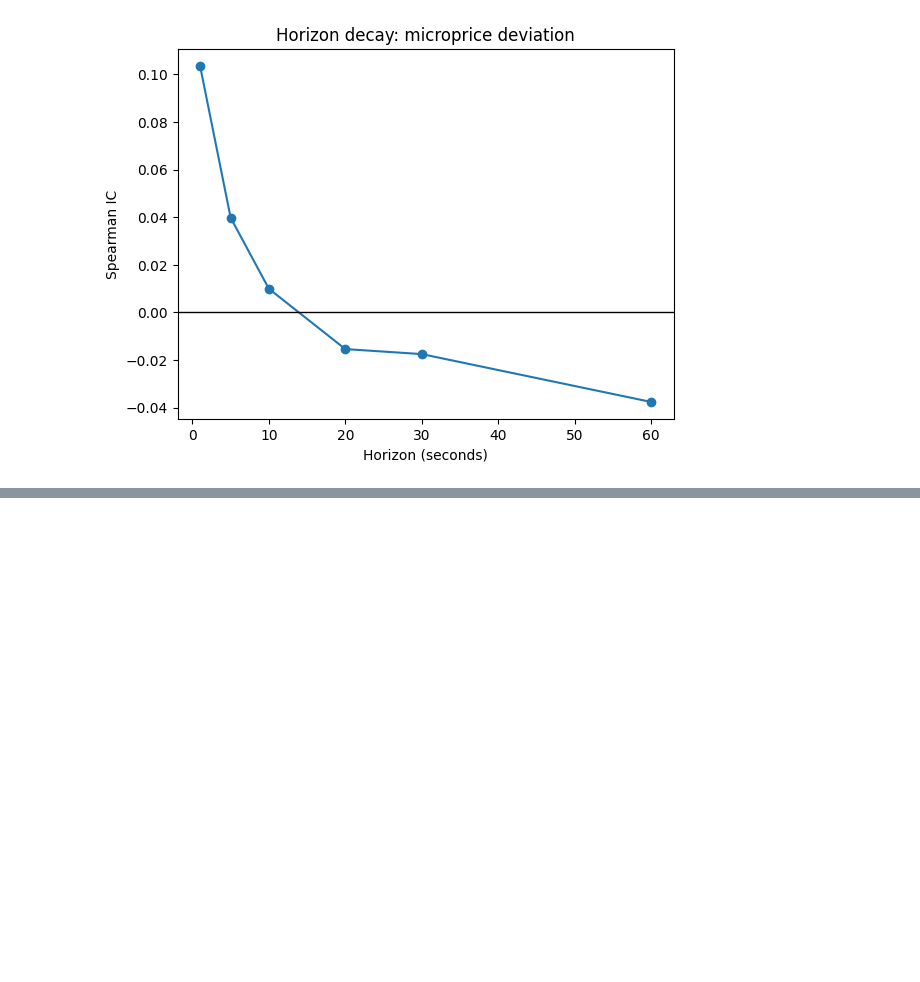
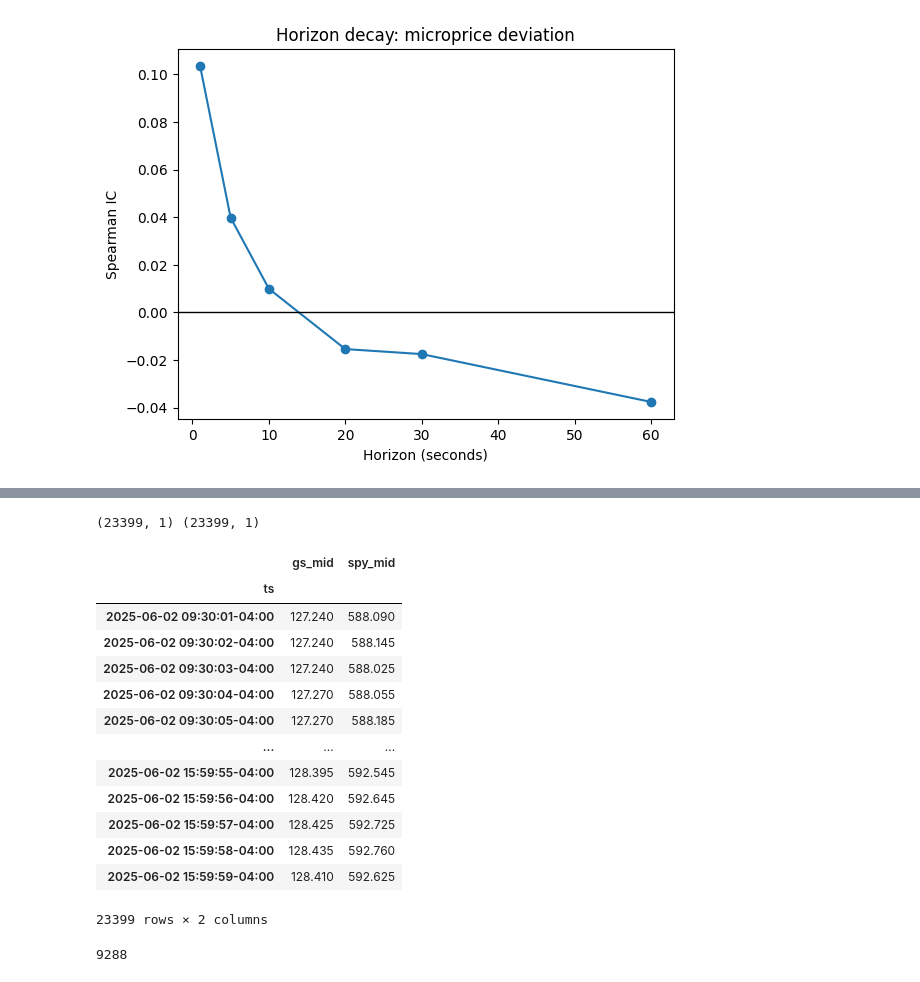
Before and after one commit to choijaewon959/Microstructure-driven-alpha-engine, a Jupyter notebook: analysis/anlaysis.ipynb, the cells around one changed output, grey strips where cells are left out. Cells and saved outputs as stored; diff of their text form; code cells hidden in the pictures; blank space fills up the shorter version.

```diff
--- a/analysis/anlaysis.ipynb
+++ b/analysis/anlaysis.ipynb
@@ -222,0 +334,7 @@ plt.show()
+# %%
+quotes_fp_gs = BASE / "quotes" / f"SPY_quotes_1s_{date}.parquet"
+prices_fp_gs = BASE / "prices" / f"SPY_1s_{date}.parquet"
+trades_fp_gs = BASE / "trades" / f"SPY_trades_1s_{date}.parquet"
+df_market = build_panel_1s(quotes_fp=quotes_fp_gs, prices_fp=prices_fp_gs, trades_fp=trades_fp_gs)
+df_market = df_market[['q_mid']]
+df_market
@@ -222,0 +356,3 @@ plt.show()
+# %%
+ts = df.index.intersection(df_market.index)
+ts
@@ -222,0 +372,26 @@ plt.show()
+# %%
+df, df_market = df.loc[ts], df_market.loc[ts]
+print(df.shape, df_market.shape)
+# %% [output]
+(23399, 1) (23399, 1)
+# %%
+df.rename(columns={'q_mid': 'gs_mid'}, inplace=True)
+df_market.rename(columns={'q_mid': 'spy_mid'}, inplace=True)
+# %%
+df_merged = df.join(df_market, how='left')
+df_merged
+# %% [output]
+|  | gs_mid | spy_mid |
+| ts |  |  |
+| 2025-06-02 09:30:01-04:00 | 127.240 | 588.090 |
+| 2025-06-02 09:30:02-04:00 | 127.240 | 588.145 |
+| 2025-06-02 09:30:03-04:00 | 127.240 | 588.025 |
+| 2025-06-02 09:30:04-04:00 | 127.270 | 588.055 |
+| 2025-06-02 09:30:05-04:00 | 127.270 | 588.185 |
+| ... | ... | ... |
+| 2025-06-02 15:59:55-04:00 | 128.395 | 592.545 |
+| 2025-06-02 15:59:56-04:00 | 128.420 | 592.645 |
+| 2025-06-02 15:59:57-04:00 | 128.425 | 592.725 |
+| 2025-06-02 15:59:58-04:00 | 128.435 | 592.760 |
+| 2025-06-02 15:59:59-04:00 | 128.410 | 592.625 |
+23399 rows × 2 columns
@@ -222,0 +415,19 @@ plt.show()
+# %%
+signals = []
+for i in range(window+1, len(df_merged)+1):
+    df_window = df_merged[i-window:i]
+    r_m, r = df_window['spy_mid'], df_window['gs_mid']
+    a, b = ols_alpha_beta(r, r_m)
+
+    eps = r - (a + b * r_m)
+    sigma_eps = eps.std(ddof=1)
+    z = float(eps[-1] / (sigma_eps + 1e-12)) if sigma_eps > 1e-12 else 0.0
+
+    if z >= 2.0 or z <= -2.0:
+        signals.append(('Entry', z))
+    elif abs(z) < 0.5:
+        signals.append(('Exit', z))
+
+len(signals)
+# %% [output]
+9288
```
Also changed, not shown: parts of 13 cells of this notebook, 3 other files.
